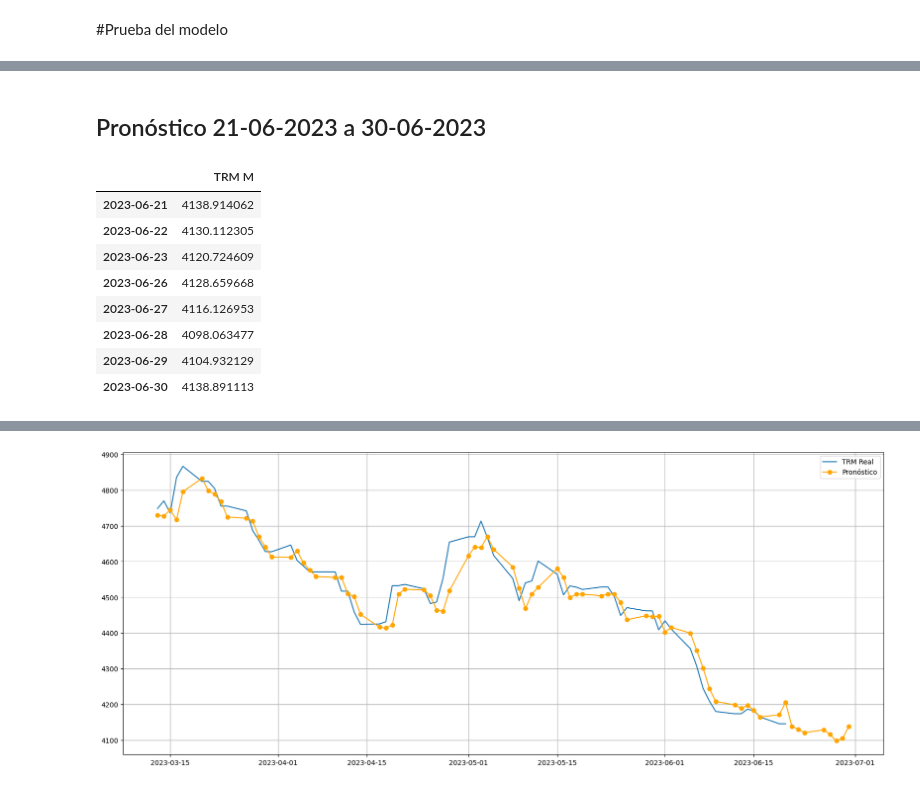
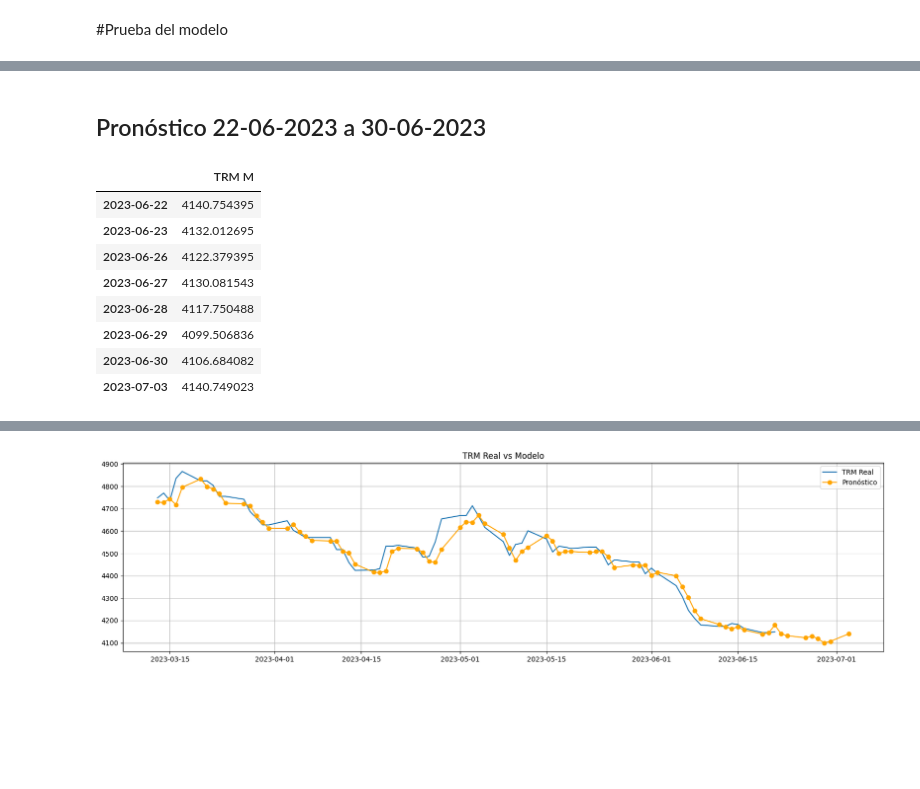
Before and after one commit to JRcepeda/Proyectos, a Jupyter notebook: TRM_Colombia_2023_06.ipynb, the cells around one changed output, grey strips where cells are left out. Saved outputs shown, nothing was run; the diff lists cells and outputs as text; code cells hidden in the pictures; blank space fills up the shorter version.

```diff
--- a/TRM_Colombia_2023_06.ipynb
+++ b/TRM_Colombia_2023_06.ipynb
@@ -139,7 +131,7 @@ dtype: object
 normalizador=MinMaxScaler(feature_range=(0,1))
 datos['R_US']=datos['R_US'].apply(lambda x:x/100)
 # %%
-datos=datos.iloc[:-2,:]#variar parametro
+datos=datos.iloc[:-1,:]#variar parametro
 # %%
 normalizador.fit(datos[['COP/USD']])
 # %% [output]
@@ -317,17 +320,17 @@ TRM_CO=pronostico_actual(datos,mod,lags,steps)
 # %% [markdown]
-## Pronóstico 21-06-2023 a 30-06-2023
+## Pronóstico 22-06-2023 a 30-06-2023
 # %%
 TRM_CO
 # %% [output]
 |  | TRM M |
-| 2023-06-21 | 4138.914062 |
-| 2023-06-22 | 4130.112305 |
-| 2023-06-23 | 4120.724609 |
-| 2023-06-26 | 4128.659668 |
-| 2023-06-27 | 4116.126953 |
-| 2023-06-28 | 4098.063477 |
-| 2023-06-29 | 4104.932129 |
-| 2023-06-30 | 4138.891113 |
+| 2023-06-22 | 4140.754395 |
+| 2023-06-23 | 4132.012695 |
+| 2023-06-26 | 4122.379395 |
+| 2023-06-27 | 4130.081543 |
+| 2023-06-28 | 4117.750488 |
+| 2023-06-29 | 4099.506836 |
+| 2023-06-30 | 4106.684082 |
+| 2023-07-03 | 4140.749023 |
 # %%
 tendencia=pd.concat([RvsM['TRM Modelo'],TRM_CO['TRM M']],axis=0,ignore_index=False)
 # %%
@@ -338,17 +341,17 @@ fig.show()
 # %% [output]
 [interactive output not drawn]
 # %%
-plt.figure(figsize=(20,8))
+plt.figure(figsize=(20,5))
 plt.plot(RvsM.loc[:,'TRM Real'],label='TRM Real')
 #plt.scatter(x=RvsM.index,y=RvsM.loc[:,'TRM Modelo'],label='TRM Modelo',marker='o',color='orange')
 plt.plot(tendencia,label='Pronóstico',marker='o',color='orange')
-#plt.title('TRM_Modelo')
+plt.title('TRM Real vs Modelo')
 plt.legend()
 plt.grid()
 plt.show()
 #plt.savefig('grafico.png')
 # %% [output]
-[figure, old version]
+[figure, new version]
 # %%
 with pd.ExcelWriter('/content/gdrive/MyDrive/Colab Notebooks/Kaggle/Real_modelo.xlsx') as writer:
   RvsM.to_excel(writer,sheet_name='Realidad Vs Modelo')
```
Also changed, not shown: parts of 13 cells of this notebook.
